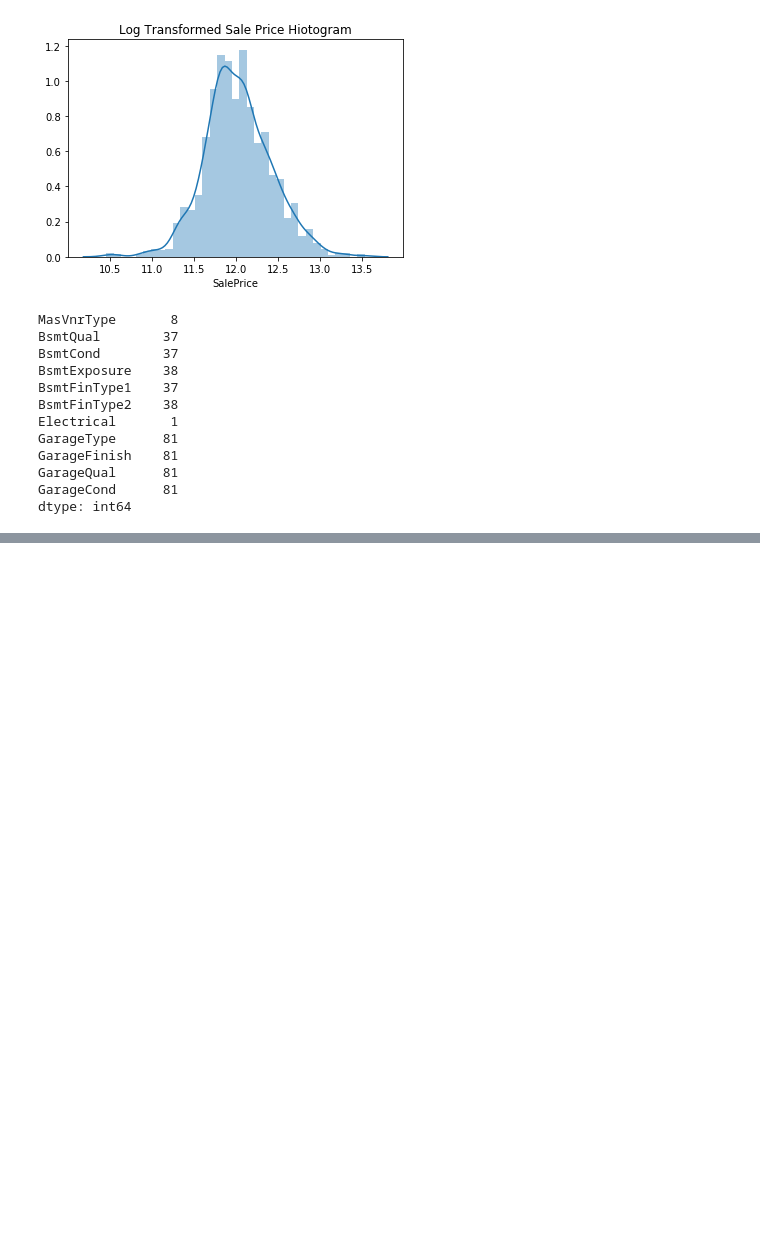
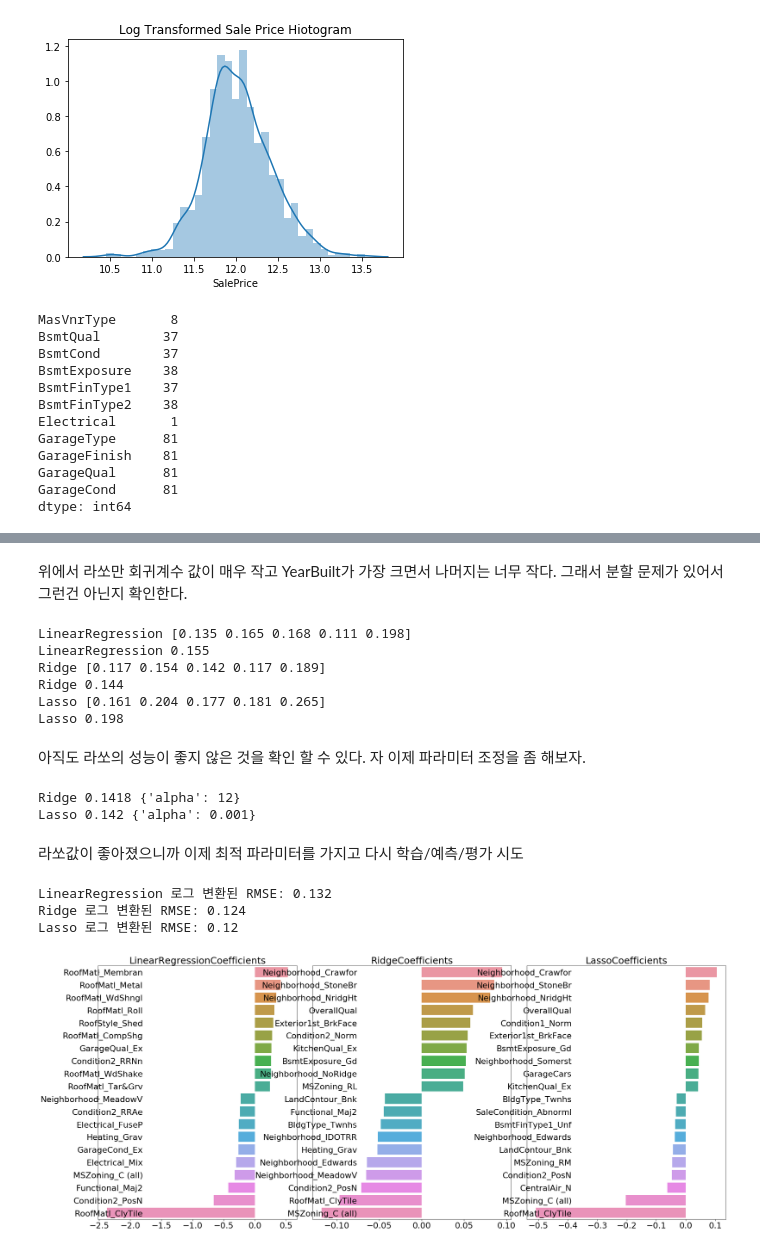
Before and after one commit to quovadisss/MLguide, a Jupyter notebook: Regression/5.10_house_price.ipynb, the cells around one changed output, grey strips where cells are left out. Saved outputs shown, nothing was run; the diff lists cells and outputs as text; code cells hidden in the pictures; blank space fills up the shorter version.

```diff
--- a/Regression/5.10_house_price.ipynb
+++ b/Regression/5.10_house_price.ipynb
@@ -122,0 +153,59 @@ Lasso 로그 변환된 RMSE: 0.176
+# %% [markdown]
+위에서 라쏘만 회귀계수 값이 매우 작고 YearBuilt가 가장 크면서 나머지는 너무 작다. 그래서 분할 문제가 있어서 그런건 아닌지 확인한다.
+# %%
+from sklearn.model_selection import cross_val_score
+
+def get_avg_rmse_cv(models):
+    for model in models:
+        rmse_list = np.sqrt(-cross_val_score(model, X_features, y_target,
+                                            scoring='neg_mean_squared_error', cv=5))
+        rmse_avg = np.mean(rmse_list)
+        print(model.__class__.__name__, np.round(rmse_list, 3))
+        print(model.__class__.__name__, np.round(rmse_avg, 3))
+
+models = [lr_reg, ridge_reg, lasso_reg]
+get_avg_rmse_cv(models)
+# %% [output]
+LinearRegression [0.135 0.165 0.168 0.111 0.198]
+LinearRegression 0.155
+Ridge [0.117 0.154 0.142 0.117 0.189]
+Ridge 0.144
+Lasso [0.161 0.204 0.177 0.181 0.265]
+Lasso 0.198
+# %% [markdown]
+아직도 라쏘의 성능이 좋지 않은 것을 확인 할 수 있다. 자 이제 파라미터 조정을 좀 해보자.
+# %%
+from sklearn.model_selection import GridSearchCV
+
+def print_best_params(model, params):
+    grid_model = GridSearchCV(model, param_grid=params,
+                             scoring='neg_mean_squared_error', cv=5)
+    grid_model.fit(X_features, y_target)
+    rmse = np.sqrt(-1*grid_model.best_score_)
+    print(model.__class__.__name__, np.round(rmse, 4), grid_model.best_params_)
+
+ridge_params = {'alpha' : [0.05, 0.1, 1, 5, 8, 10, 12, 15, 20]}
+lasso_params = {'alpha' : [0.001, 0.005, 0.008, 0.05, 0.03, 0.1, 0.5, 1, 5, 10]}
+print_best_params(ridge_reg, ridge_params)
+print_best_params(lasso_reg, lasso_params)
+# %% [output]
+Ridge 0.1418 {'alpha': 12}
+Lasso 0.142 {'alpha': 0.001}
+# %% [markdown]
+라쏘값이 좋아졌으니까 이제 최적 파라미터를 가지고 다시 학습/예측/평가 시도
+# %%
+lr_reg = LinearRegression()
+lr_reg.fit(X_train, y_train)
+ridge_reg = Ridge(alpha=12)
+ridge_reg.fit(X_train, y_train)
+lasso_reg = Lasso(alpha=0.001)
+lasso_reg.fit(X_train, y_train)
+
+models = [lr_reg, ridge_reg, lasso_reg]
+get_rmses(models)
+visualize_coefficient(models)
+# %% [output]
+LinearRegression 로그 변환된 RMSE: 0.132
+Ridge 로그 변환된 RMSE: 0.124
+Lasso 로그 변환된 RMSE: 0.12
+[figure, added]
```
Also changed, not shown: parts of 15 cells of this notebook.
